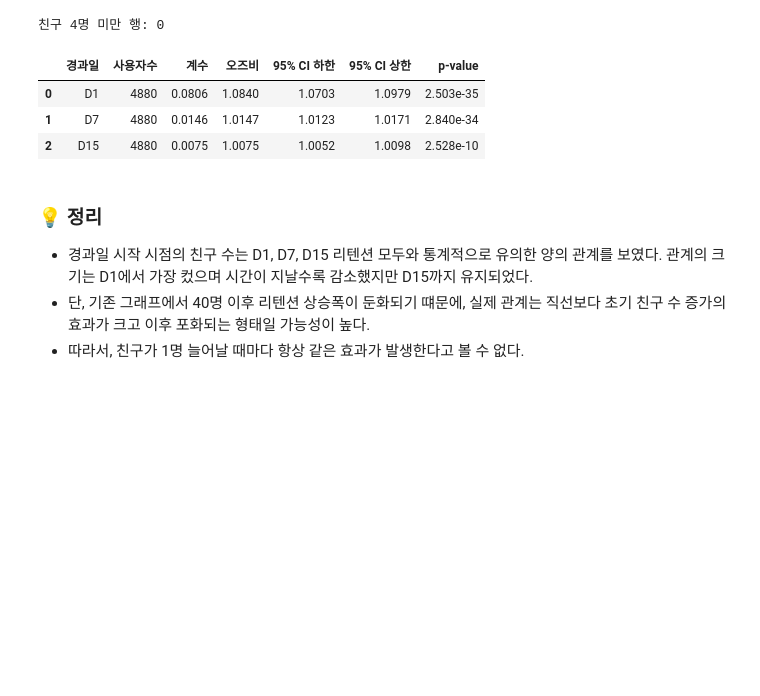
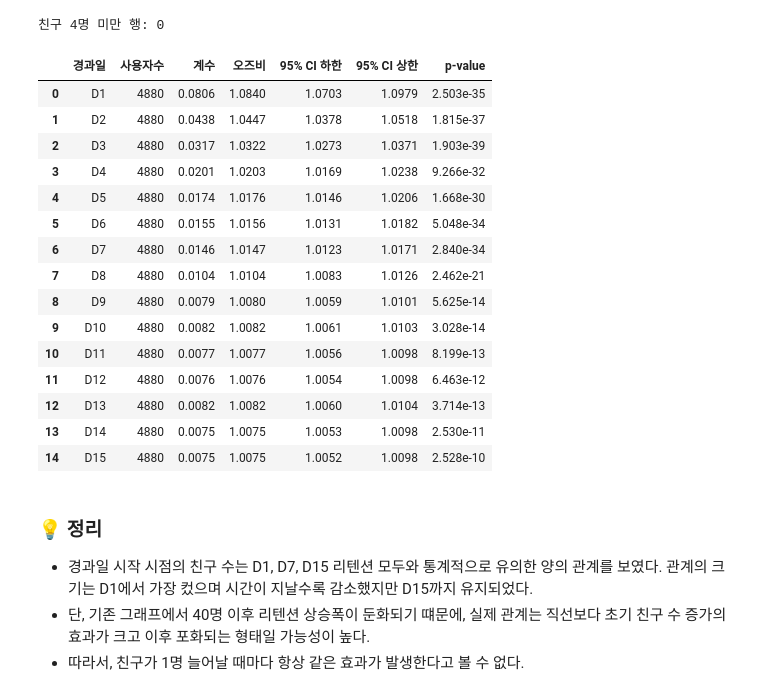
Before and after one commit to zoo-no-s/sns_service_analysis, a Jupyter notebook: notebooks/retention_zoonos.ipynb, the cells around one changed output. Saved outputs shown, nothing was run; the diff lists cells and outputs as text; code cells hidden in the pictures; blank space fills up the shorter version.

```diff
--- a/notebooks/retention_zoonos.ipynb
+++ b/notebooks/retention_zoonos.ipynb
@@ -5270,7 +5276,7 @@ plt.show()
 # %%
 initial_activity_test_results = []
 
-for day in [1, 7, 15]:
+for day in range(1, 16):
     day_data = (
         early_retention_observed[
             early_retention_observed[
@@ -5375,7 +5393,7 @@ activation_retention_test = (
 # %%
 activation_test_results = []
 
-for day in [1, 7, 15]:
+for day in [1, 7, 14]:
     day_data = (
         activation_retention_test[
             activation_retention_test[
@@ -5528,7 +5546,7 @@ Name: friend_count, dtype: float64
 # %%
 friend_test_results = []
 
-for day in [1, 7, 15]:
+for day in range(1, 16):
     day_data = (
         friend_retention_test[
             friend_retention_test[
@@ -5570,35 +5588,47 @@ for day in [1, 7, 15]:
         '사용자수': len(day_data),
         '계수': model.params[variable],
         '오즈비': np.exp(
             model.params[variable]
         ),
         '95% CI 하한': np.exp(
             confidence_interval.iloc[0]
         ),
         '95% CI 상한': np.exp(
             confidence_interval.iloc[1]
         ),
         'p-value': model.pvalues[variable],
     })
 
 friend_test_results = pd.DataFrame(
     friend_test_results
 )
 
 display(
     friend_test_results.style.format({
         '계수': '{:.4f}',
         '오즈비': '{:.4f}',
         '95% CI 하한': '{:.4f}',
         '95% CI 상한': '{:.4f}',
         'p-value': '{:.3e}',
     })
 )
 # %% [output]
 |  | 경과일 | 사용자수 | 계수 | 오즈비 | 95% CI 하한 | 95% CI 상한 | p-value |
 | 0 | D1 | 4880 | 0.0806 | 1.0840 | 1.0703 | 1.0979 | 2.503e-35 |
-| 1 | D7 | 4880 | 0.0146 | 1.0147 | 1.0123 | 1.0171 | 2.840e-34 |
-| 2 | D15 | 4880 | 0.0075 | 1.0075 | 1.0052 | 1.0098 | 2.528e-10 |
+| 1 | D2 | 4880 | 0.0438 | 1.0447 | 1.0378 | 1.0518 | 1.815e-37 |
+| 2 | D3 | 4880 | 0.0317 | 1.0322 | 1.0273 | 1.0371 | 1.903e-39 |
+| 3 | D4 | 4880 | 0.0201 | 1.0203 | 1.0169 | 1.0238 | 9.266e-32 |
+| 4 | D5 | 4880 | 0.0174 | 1.0176 | 1.0146 | 1.0206 | 1.668e-30 |
+| 5 | D6 | 4880 | 0.0155 | 1.0156 | 1.0131 | 1.0182 | 5.048e-34 |
+| 6 | D7 | 4880 | 0.0146 | 1.0147 | 1.0123 | 1.0171 | 2.840e-34 |
+| 7 | D8 | 4880 | 0.0104 | 1.0104 | 1.0083 | 1.0126 | 2.462e-21 |
+| 8 | D9 | 4880 | 0.0079 | 1.0080 | 1.0059 | 1.0101 | 5.625e-14 |
+| 9 | D10 | 4880 | 0.0082 | 1.0082 | 1.0061 | 1.0103 | 3.028e-14 |
+| 10 | D11 | 4880 | 0.0077 | 1.0077 | 1.0056 | 1.0098 | 8.199e-13 |
+| 11 | D12 | 4880 | 0.0076 | 1.0076 | 1.0054 | 1.0098 | 6.463e-12 |
+| 12 | D13 | 4880 | 0.0082 | 1.0082 | 1.0060 | 1.0104 | 3.714e-13 |
+| 13 | D14 | 4880 | 0.0075 | 1.0075 | 1.0053 | 1.0098 | 2.530e-11 |
+| 14 | D15 | 4880 | 0.0075 | 1.0075 | 1.0052 | 1.0098 | 2.528e-10 |
 # %% [markdown]
 ### 💡 정리
 * 경과일 시작 시점의 친구 수는 D1, D7, D15 리텐션 모두와 통계적으로 유의한 양의 관계를 보였다. 관계의 크기는 D1에서 가장 컸으며 시간이 지날수록 감소했지만 D15까지 유지되었다.
```
Also changed, not shown: parts of 66 cells of this notebook.
